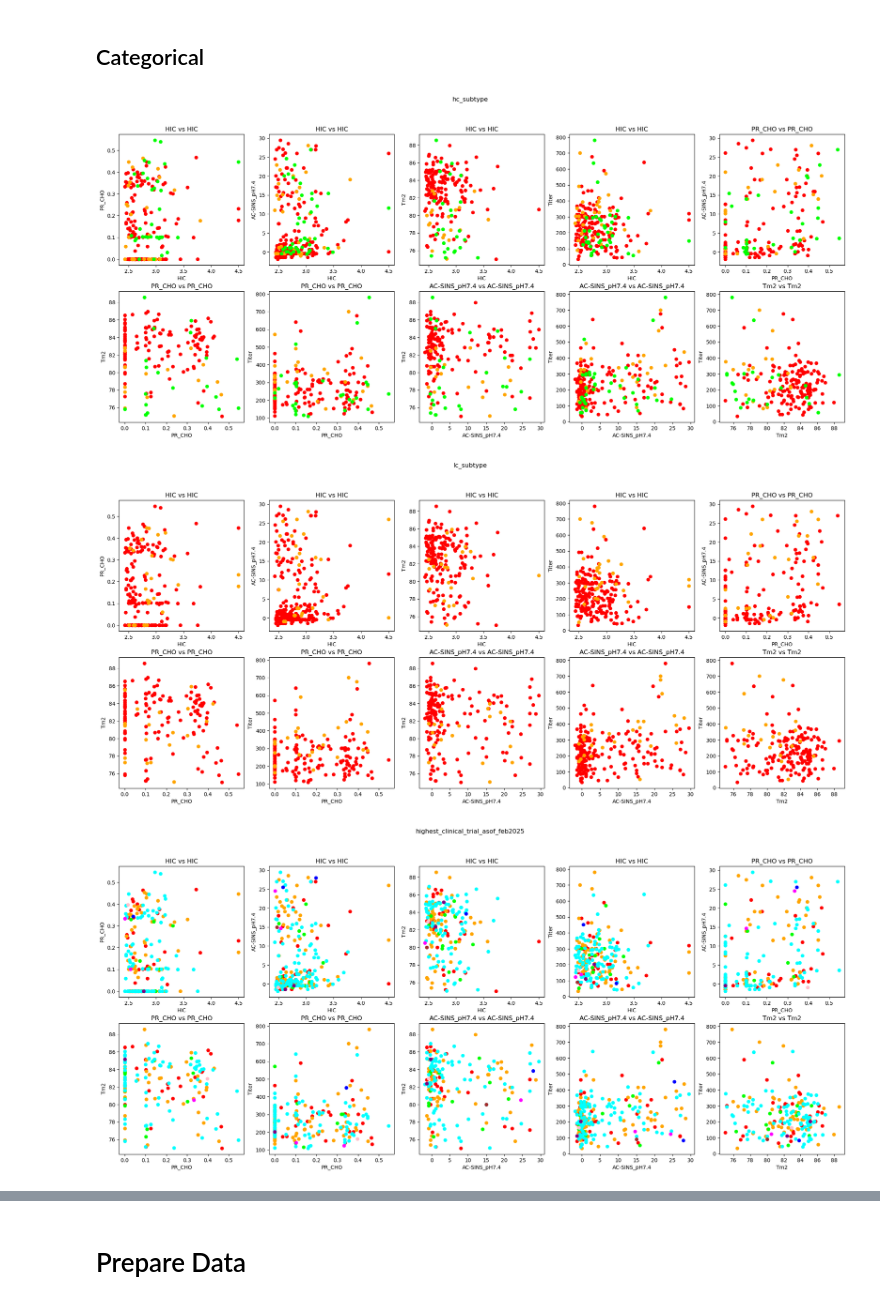
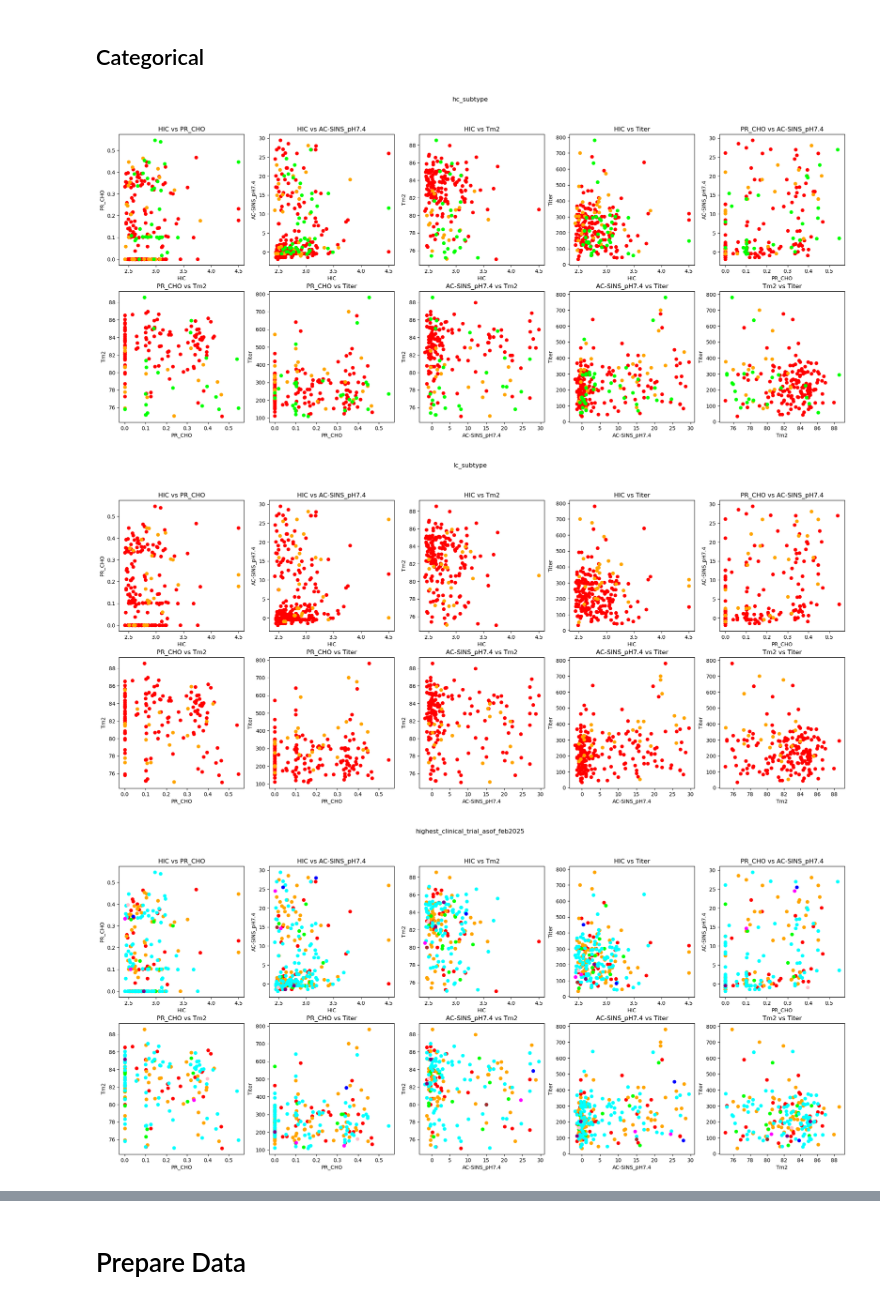
Before and after one commit to alexandrosangeli/antibody-property-prediction, a Jupyter notebook: explore_data.ipynb, the cells around one changed output, grey strips where cells are left out. Saved outputs shown, nothing was run; the diff lists cells and outputs as text; code cells hidden in the pictures.

Commit message:
Fix figure title bug

```diff
--- a/explore_data.ipynb
+++ b/explore_data.ipynb
@@ -85,29 +85,29 @@ del num_x_cols
 # %%
 colours = ['red','orange','lime','aqua','blue','purple','magenta','pink','brown']
 combs = list(itertools.combinations(Y.columns, 2)) # total = 10 combinations
 assert len(combs) == 10
 
 
 for categorical_column in categ_cols:
 
     fig, axes = plt.subplots(2, 5, figsize=(5 * 5, 5 * 2))
     fig.suptitle(categorical_column)
 
     for i, (col_a, col_b) in enumerate(combs):
         row = i // 5
         col = i % 5
         ax = axes[row, col]
 
         unique_categories = df[categorical_column].unique()
         for j, category in enumerate(unique_categories):
             ax.scatter(df.loc[df[categorical_column] == category, col_a], df.loc[df[categorical_column] == category, col_b], c=colours[j])
 
-        ax.set_title(f'{col_a} vs {col_a}')
+        ax.set_title(f'{col_a} vs {col_b}')
         ax.set_xlabel(col_a)
         ax.set_ylabel(col_b)
 
     plt.show()
 # %% [output]
-[figure, old version]
+[figure, new version]
-[figure, old version]
+[figure, new version]
-[figure, old version]
+[figure, new version]
```
Also changed, not shown: parts of 1 cell of this notebook.
